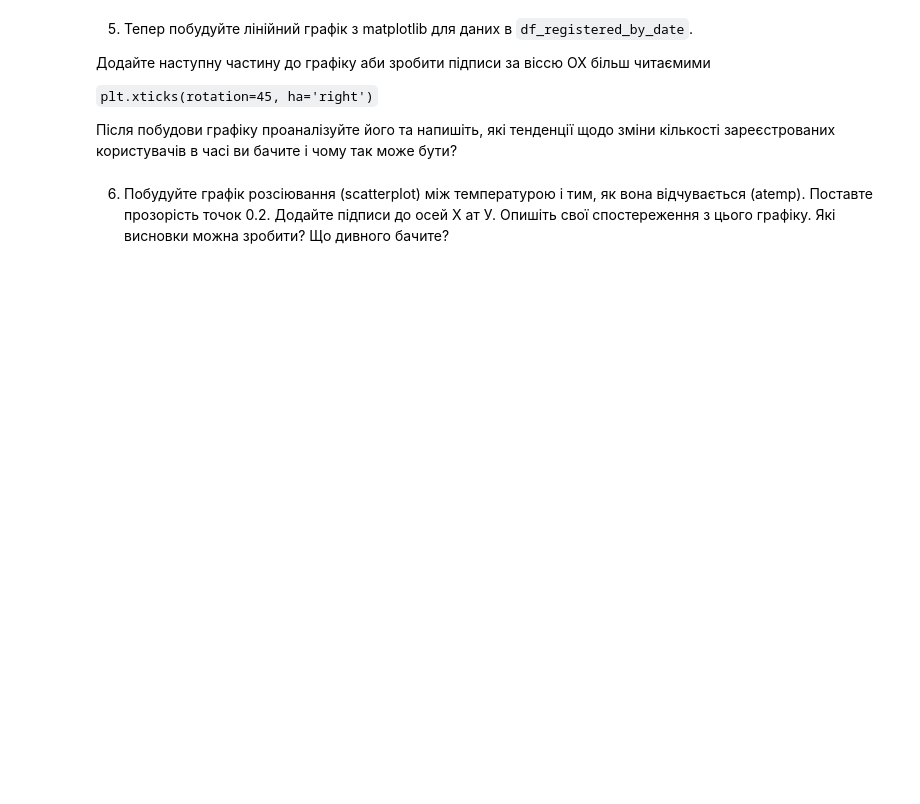
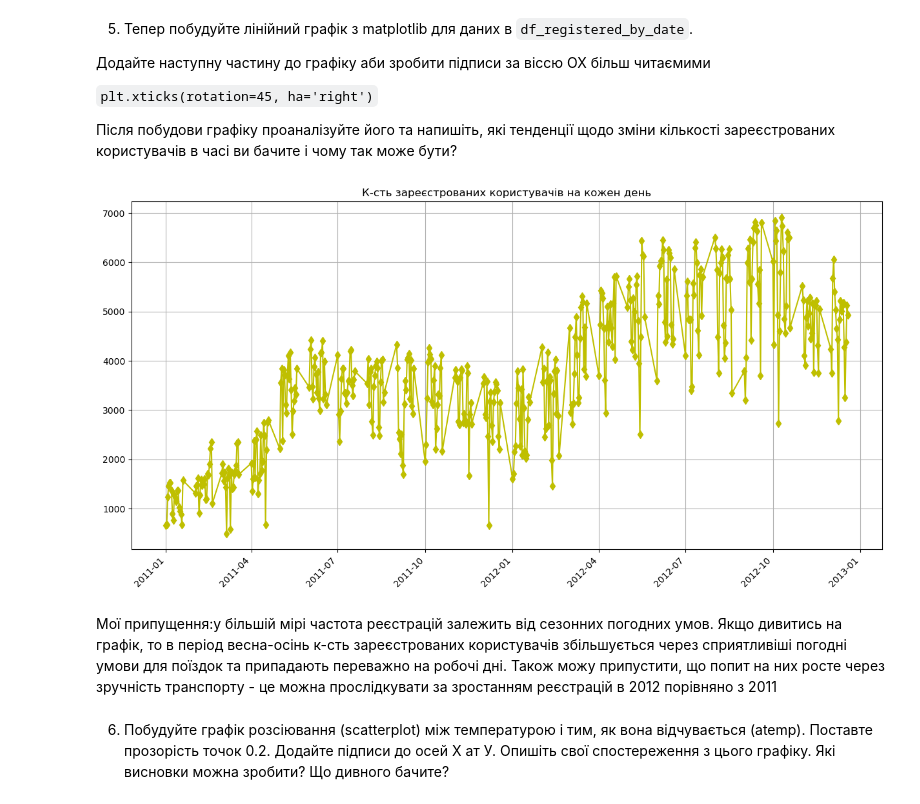
Before and after one commit to natdenysiuk/Python_for_DA_HWs, a Jupyter notebook: hw_4_3_Робота_з_DataFrame_Діаграма_розсіювання.ipynb, the cells around one changed output. Saved outputs shown, nothing was run; the diff lists cells and outputs as text; code cells hidden in the pictures; blank space fills up the shorter version.

```diff
--- a/hw_4_3_Робота_з_DataFrame_Діаграма_розсіювання.ipynb
+++ b/hw_4_3_Робота_з_DataFrame_Діаграма_розсіювання.ipynb
@@ -60,3 +97,5 @@ df['datetime'] = pd.to_datetime(df.datetime)
 4. Графік виглядає так собі, правда? Давайте загрегуємо дані по дням. Для цього запустіть наступний код аби створити колонку "дата" (без часу) і після цього напишіть самостійно код, аби загрегувати дані і отримати кількість зарестрованих клієнтів на день. Ваша фінальна структура (запишіть її в змінну `df_registered_by_date`) даних має містити дві колонки: дату і кількість зареєстрованих користувачів на цей день.
 # %%
 df['date'] = df.datetime.dt.date
+# %%
+df_registered_by_date = df.groupby('date')['registered'].sum().reset_index()
@@ -72,5 +127,16 @@ df['date'] = df.datetime.dt.date
   `plt.xticks(rotation=45, ha='right')`
 
   Після побудови графіку проаналізуйте його та напишіть, які тенденції щодо зміни кількості зареєстрованих користувачів в часі ви бачите і чому так може бути?
+# %%
+plt.figure(figsize=(15, 7))
+plt.plot(df_registered_by_date['date'], df_registered_by_date['registered'], marker='d', linestyle='-', color='y')
+plt.title('К-сть зареєстрованих користувачів на кожен день')
+plt.grid(True)
+plt.xticks(rotation=45, ha='right')
+plt.show()
+# %% [output]
+[figure, added]
+# %% [markdown]
+Мої припущення:у більшій мірі частота реєстрацій залежить від сезонних погодних умов. Якщо дивитись на графік, то в період весна-осінь к-сть зареєстрованих користувачів збільшується через сприятливіші погодні умови для поїздок та припадають переважно на робочі дні. Також можу припустити, що попит на них росте через зручність транспорту - це можна прослідкувати за зростанням реєстрацій в 2012 порівняно з 2011
 # %% [markdown]
 6. Побудуйте графік розсіювання (scatterplot) між температурою і тим, як вона відчувається (atemp). Поставте прозорість точок 0.2. Додайте підписи до осей Х ат У. Опишіть свої спостереження з цього графіку. Які висновки можна зробити? Що дивного бачите?
```
Also changed, not shown: parts of 9 cells of this notebook.
